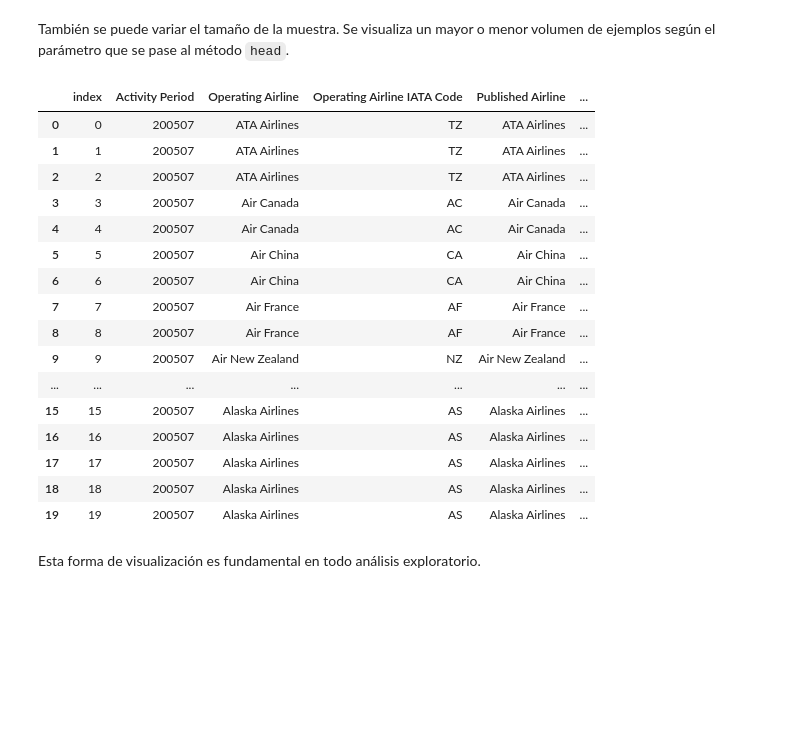
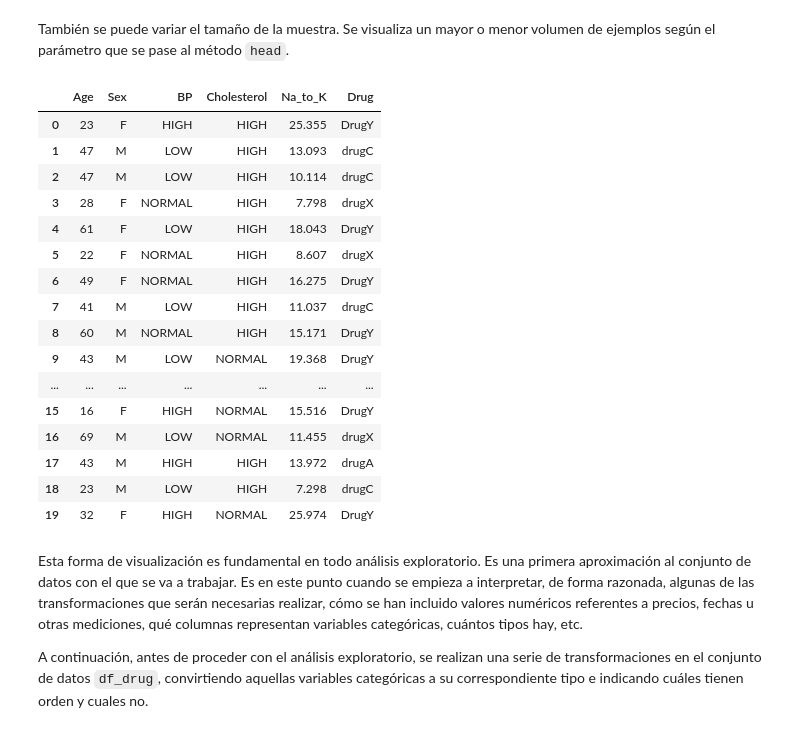
Before and after one commit to mrf1989/5rua-visualization, a Jupyter notebook: src/visualization.ipynb, the cells around one changed output. Cells and saved outputs as stored; diff of their text form; code cells hidden in the pictures; blank space fills up the shorter version.

```diff
--- a/src/visualization.ipynb
+++ b/src/visualization.ipynb
@@ -294,27 +298,29 @@ dtype: object
 # %% [markdown]
 También se puede variar el tamaño de la muestra. Se visualiza un mayor o menor volumen de ejemplos según el parámetro que se pase al método `head`.
 # %%
-df_airtraffic.head(n=20)
+df_drug.head(n=20)
 # %% [output]
-|  | index | Activity Period | Operating Airline | Operating Airline IATA Code | Published Airline | ... |
-| 0 | 0 | 200507 | ATA Airlines | TZ | ATA Airlines | ... |
-| 1 | 1 | 200507 | ATA Airlines | TZ | ATA Airlines | ... |
-| 2 | 2 | 200507 | ATA Airlines | TZ | ATA Airlines | ... |
-| 3 | 3 | 200507 | Air Canada | AC | Air Canada | ... |
-| 4 | 4 | 200507 | Air Canada | AC | Air Canada | ... |
-| 5 | 5 | 200507 | Air China | CA | Air China | ... |
-| 6 | 6 | 200507 | Air China | CA | Air China | ... |
-| 7 | 7 | 200507 | Air France | AF | Air France | ... |
-| 8 | 8 | 200507 | Air France | AF | Air France | ... |
-| 9 | 9 | 200507 | Air New Zealand | NZ | Air New Zealand | ... |
+|  | Age | Sex | BP | Cholesterol | Na_to_K | Drug |
+| 0 | 23 | F | HIGH | HIGH | 25.355 | DrugY |
+| 1 | 47 | M | LOW | HIGH | 13.093 | drugC |
+| 2 | 47 | M | LOW | HIGH | 10.114 | drugC |
+| 3 | 28 | F | NORMAL | HIGH | 7.798 | drugX |
+| 4 | 61 | F | LOW | HIGH | 18.043 | DrugY |
+| 5 | 22 | F | NORMAL | HIGH | 8.607 | drugX |
+| 6 | 49 | F | NORMAL | HIGH | 16.275 | DrugY |
+| 7 | 41 | M | LOW | HIGH | 11.037 | drugC |
+| 8 | 60 | M | NORMAL | HIGH | 15.171 | DrugY |
+| 9 | 43 | M | LOW | NORMAL | 19.368 | DrugY |
 | ... | ... | ... | ... | ... | ... | ... |
-| 15 | 15 | 200507 | Alaska Airlines | AS | Alaska Airlines | ... |
-| 16 | 16 | 200507 | Alaska Airlines | AS | Alaska Airlines | ... |
-| 17 | 17 | 200507 | Alaska Airlines | AS | Alaska Airlines | ... |
-| 18 | 18 | 200507 | Alaska Airlines | AS | Alaska Airlines | ... |
-| 19 | 19 | 200507 | Alaska Airlines | AS | Alaska Airlines | ... |
+| 15 | 16 | F | HIGH | NORMAL | 15.516 | DrugY |
+| 16 | 69 | M | LOW | NORMAL | 11.455 | drugX |
+| 17 | 43 | M | HIGH | HIGH | 13.972 | drugA |
+| 18 | 23 | M | LOW | HIGH | 7.298 | drugC |
+| 19 | 32 | F | HIGH | NORMAL | 25.974 | DrugY |
-# %% [markdown]
-Esta forma de visualización es fundamental en todo análisis exploratorio.
+# %% [markdown]
+Esta forma de visualización es fundamental en todo análisis exploratorio. Es una primera aproximación al conjunto de datos con el que se va a trabajar. Es en este punto cuando se empieza a interpretar, de forma razonada, algunas de las transformaciones que serán necesarias realizar, cómo se han incluido valores numéricos referentes a precios, fechas u otras mediciones, qué columnas representan variables categóricas, cuántos tipos hay, etc.
+
+A continuación, antes de proceder con el análisis exploratorio, se realizan una serie de transformaciones en el conjunto de datos `df_drug`, convirtiendo aquellas variables categóricas a su correspondiente tipo e indicando cuáles tienen orden y cuales no.
 # %%
 df_drug["BP"] = pd.Categorical(df_drug["BP"], categories=["LOW", "NORMAL", "HIGH"], ordered=True)
 df_drug["Cholesterol"] = pd.Categorical(df_drug["Cholesterol"], categories=["NORMAL", "HIGH"], ordered=True)
```
Also changed, not shown: parts of 64 cells of this notebook, 4 other files.
